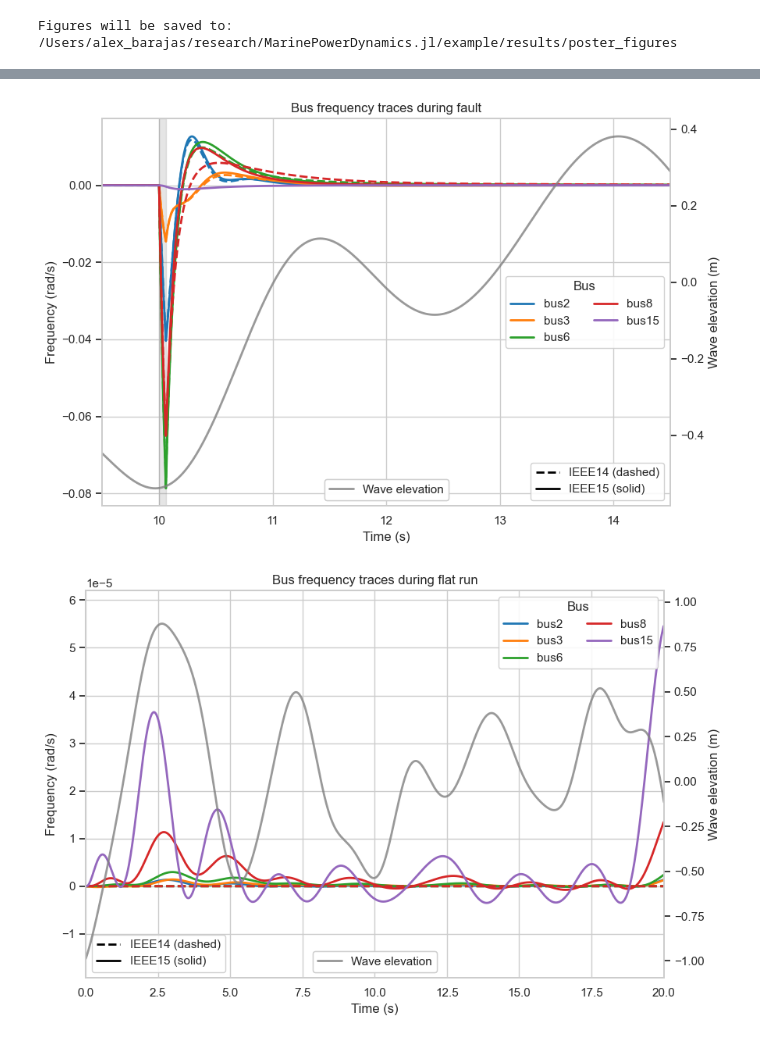
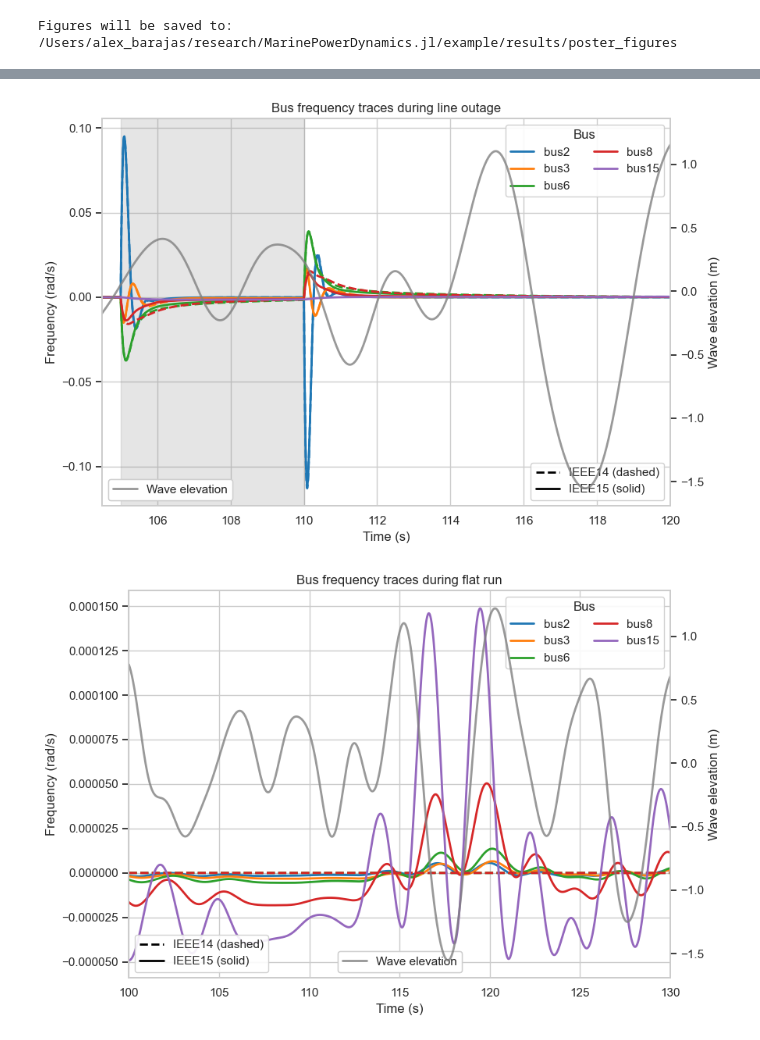
Before and after one commit to barajale/MarinePowerDynamics.jl, a Jupyter notebook: example/NAPS_figures.ipynb, the cells around one changed output, grey strips where cells are left out. Saved outputs shown, nothing was run; the diff lists cells and outputs as text; code cells hidden in the pictures.

Commit message:
new fault test

```diff
--- a/example/NAPS_figures.ipynb
+++ b/example/NAPS_figures.ipynb
@@ -365,17 +355,17 @@ for bus in freq_buses:
         ax_freq.plot(time_fault, freq_series_15[bus], linestyle="-", linewidth=2, color=color)
 
 # --- Fault window ---
-ax_freq.axvspan(fault_span[0], fault_span[1], color="gray", alpha=0.2)
+ax_freq.axvspan(fault_span[0], fault_span[1], color="gray", alpha=0.2, label=fault_label)
 
 # --- Axis labels and limits ---
 ax_freq.set_xlabel("Time (s)")
 ax_freq.set_ylabel("Frequency (rad/s)")
-ax_freq.set_title("Bus frequency traces during fault")
-ax_freq.set_xlim(9.5, 14.5)
+ax_freq.set_title("Bus frequency traces during line outage")
+ax_freq.set_xlim((104.5, 120))
 
 # --- Bus legend ---
 bus_handles = [plt.Line2D([0], [0], color=colors[bus], lw=2) for bus in freq_buses]
-bus_legend = ax_freq.legend(bus_handles, freq_buses, loc="center right", ncol=2, title="Bus")
+bus_legend = ax_freq.legend(bus_handles, freq_buses, loc="upper right", ncol=2, title="Bus")
 ax_freq.add_artist(bus_legend)
 
 # --- Style legend (IEEE14 vs IEEE15) ---
@@ -392,12 +382,12 @@ ax_wave.set_zorder(ax_freq.get_zorder() + 1)   # keep wave line visible
 ax_wave.patch.set_visible(False)                # transparent background
 ax_wave.grid(False)
 
-wave_mask = (wave_time >= 9.5) & (wave_time <= 14.5)
+wave_mask = (wave_time >= multi_fault_window[0]) & (wave_time <= multi_fault_window[1])
 wave_line, = ax_wave.plot(wave_time[wave_mask], wave_elev[wave_mask], color="gray", alpha=0.8, linewidth=2)
 ax_wave.set_ylabel("Wave elevation (m)")
 
 # --- Wave legend ---
-wave_legend = ax_freq.legend([wave_line], ["Wave elevation"], loc="lower center")
+wave_legend = ax_freq.legend([wave_line], ["Wave elevation"], loc="lower left")
 ax_freq.add_artist(wave_legend)
 
 # --- Keep all legends on top and readable ---
@@ -411,7 +401,7 @@ fig.tight_layout()
 fig.savefig(fig_dir / "bus_multi_frequency_fault.png", dpi=300)
 plt.show()
 # %% [output]
-[figure, old version]
+[figure, new version]
 # %%
 # Figure 6 - Flat-run bus frequency traces with wave elevation overlay
 freq_buses = ["bus2", "bus3", "bus6", "bus8", "bus15"]
@@ -445,7 +435,7 @@ for bus in freq_buses:
 ax_freq.set_xlabel("Time (s)")
 ax_freq.set_ylabel("Frequency (rad/s)")
 ax_freq.set_title("Bus frequency traces during flat run")
-ax_freq.set_xlim(0.0, 20.0)  # <-- updated to show 0–45 seconds
+ax_freq.set_xlim(*multi_flat_window)
 
 # --- Legends ---
 bus_handles = [plt.Line2D([0], [0], color=colors[bus], lw=2) for bus in freq_buses]
@@ -456,32 +446,32 @@ style_handles = [
     plt.Line2D([0], [0], color="black", linestyle="--", linewidth=2, label="IEEE14 (dashed)"),
     plt.Line2D([0], [0], color="black", linestyle="-",  linewidth=2, label="IEEE15 (solid)"),
 ]
 style_legend = ax_freq.legend(handles=style_handles, loc="lower left")
 ax_freq.add_artist(style_legend)
 
 # --- Twin axis for wave elevation (on top, transparent, no grid) ---
 ax_wave = ax_freq.twinx()
 ax_wave.set_zorder(ax_freq.get_zorder() + 1)
 ax_wave.patch.set_visible(False)
 ax_wave.grid(False)
 
-wave_mask = (wave_time >= 0.0) & (wave_time <= 45.0)
+wave_mask = (wave_time >= multi_flat_window[0]) & (wave_time <= multi_flat_window[1])
 wave_line, = ax_wave.plot(wave_time[wave_mask], wave_elev[wave_mask], color="gray", alpha=0.8, linewidth=2)
 ax_wave.set_ylabel("Wave elevation (m)")
 
 # --- Wave legend ---
 wave_legend = ax_freq.legend([wave_line], ["Wave elevation"], loc="lower center")
 ax_freq.add_artist(wave_legend)
 
 # --- Bring all legends to the top layer ---
 for lg in [bus_legend, style_legend, wave_legend]:
     lg.set_zorder(50)
     lg.get_frame().set_facecolor("white")
     lg.get_frame().set_alpha(0.9)
 
 # --- Layout and save ---
 fig.tight_layout()
 fig.savefig(fig_dir / "bus_multi_frequency_flat.png", dpi=300)
 plt.show()
 # %% [output]
-[figure, old version]
+[figure, new version]
```
Also changed, not shown: parts of 20 cells of this notebook, 5 other files.
